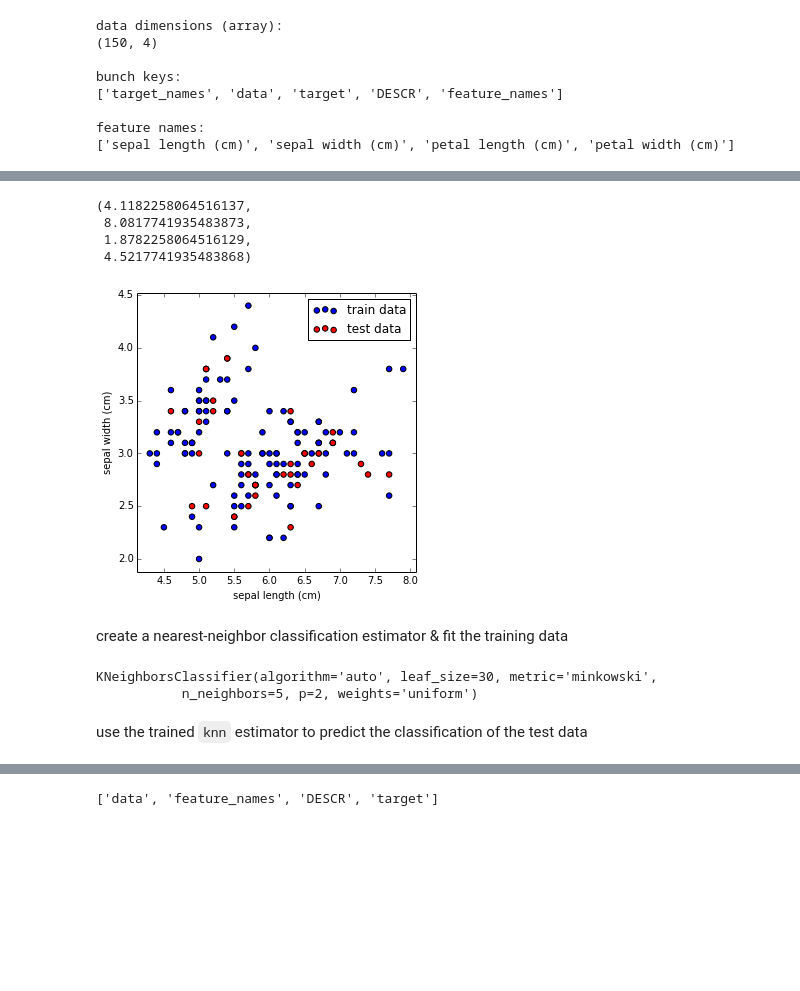
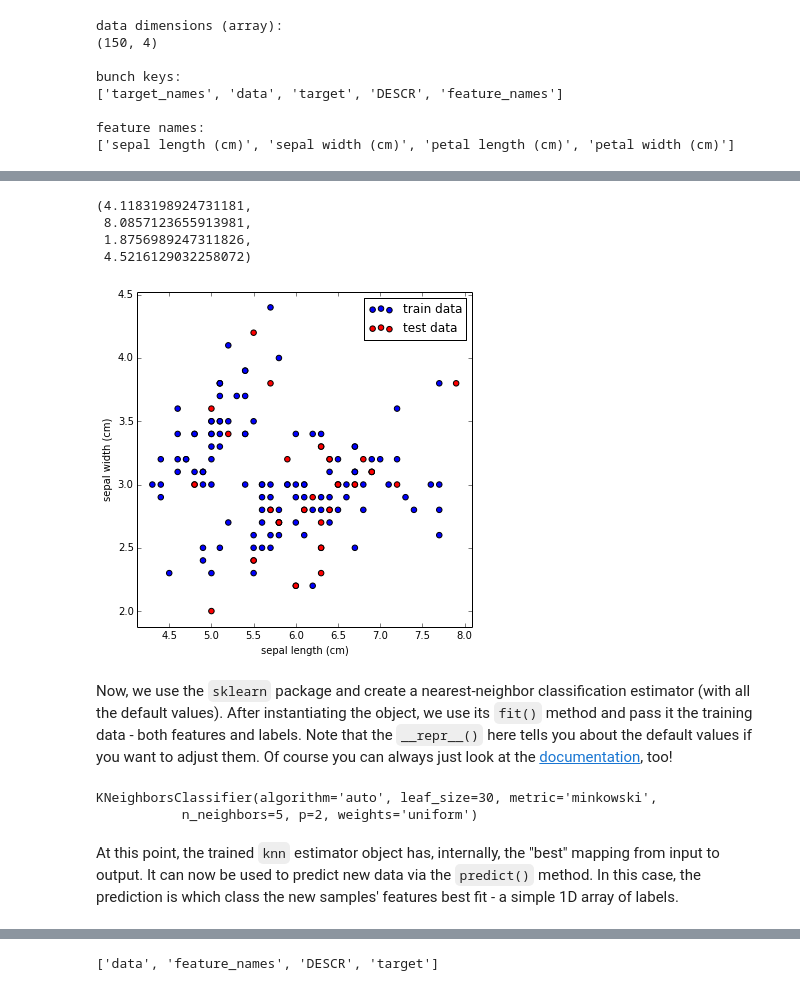
Before and after one commit to DrSkippy/Data-Science-45min-Intros, a Jupyter notebook: sklearn-101/sklearn-101.ipynb, the cells around one changed output, grey strips where cells are left out. Saved outputs shown, nothing was run; the diff lists cells and outputs as text; code cells hidden in the pictures; blank space fills up the shorter version.

```diff
--- a/sklearn-101/sklearn-101.ipynb
+++ b/sklearn-101/sklearn-101.ipynb
@@ -150,9 +150,9 @@ r = random.randint(0,100)
 np.random.seed(r)
 idx = np.random.permutation(len(iris_X))
 
-subset = 30
+subset = 25
 
-iris_X_train = iris_X[idx[:-subset]]  # all but last 'subset' rows
+iris_X_train = iris_X[idx[:-subset]]  # all but the last 'subset' rows
 iris_y_train = iris_y[idx[:-subset]]
-iris_X_test  = iris_X[idx[-subset:]]  # last 'subset' rows
+iris_X_test  = iris_X[idx[-subset:]]  # the last 'subset' rows
 iris_y_test  = iris_y[idx[-subset:]]
@@ -159,31 +161,31 @@ iris_y_test  = iris_y[idx[-subset:]]
 # %%
-figsize(5,5)
+figsize(6,6)
 
 scatter(iris_X_train[:, 0:1]
         , iris_X_train[:, 1:2]
         , c="blue"
         , s=30
         , label="train data"
         )
 
 scatter(iris_X_test[:, 0:1]
         , iris_X_test[:, 1:2]
         , c="red"
         , s=30
         , label="test data"
         )
 xlabel("sepal length (cm)")
 ylabel("sepal width (cm)")
 legend()
 axis("tight")
 # %% [output]
-(4.1182258064516137,
- 8.0817741935483873,
- 1.8782258064516129,
- 4.5217741935483868)
+(4.1183198924731181,
+ 8.0857123655913981,
+ 1.8756989247311826,
+ 4.5216129032258072)
-[figure, old version]
+[figure, new version]
-# %% [markdown]
-create a nearest-neighbor classification estimator & fit the training data
+# %% [markdown]
+Now, we use the ``sklearn`` package and create a nearest-neighbor classification estimator (with all the default values). After instantiating the object, we use its ``fit()`` method and pass it the training data - both features and labels. Note that the ``__repr__()`` here tells you about the default values if you want to adjust them. Of course you can always just look at the [documentation](http://scikit-learn.org/stable/modules/generated/sklearn.neighbors.KNeighborsClassifier.html#sklearn.neighbors.KNeighborsClassifier), too!
 # %%
 from sklearn.neighbors import KNeighborsClassifier
 
@@ -194,8 +196,8 @@ knn.fit(iris_X_train, iris_y_train)
 # %% [output]
 KNeighborsClassifier(algorithm='auto', leaf_size=30, metric='minkowski',
            n_neighbors=5, p=2, weights='uniform')
-# %% [markdown]
-use the trained ``knn`` estimator to predict the classification of the test data
+# %% [markdown]
+At this point, the trained ``knn`` estimator object has, internally, the "best" mapping from input to output. It can now be used to predict new data via the ``predict()`` method. In this case, the prediction is which class the new samples' features best fit - a simple 1D array of labels.
 # %%
 # predict the labels for the test data, using the trained model
 iris_y_predict = knn.predict(iris_X_test)
```
Also changed, not shown: parts of 57 cells of this notebook, 2 other files.
